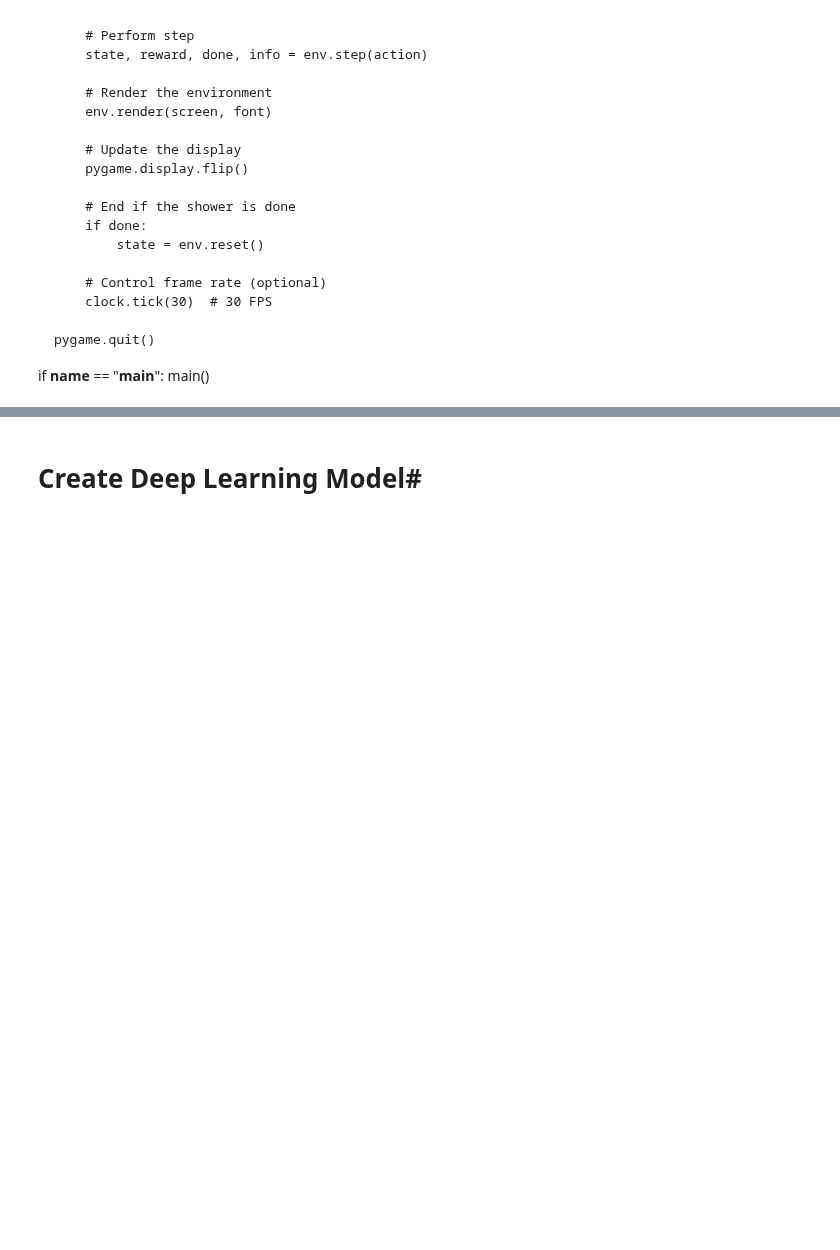
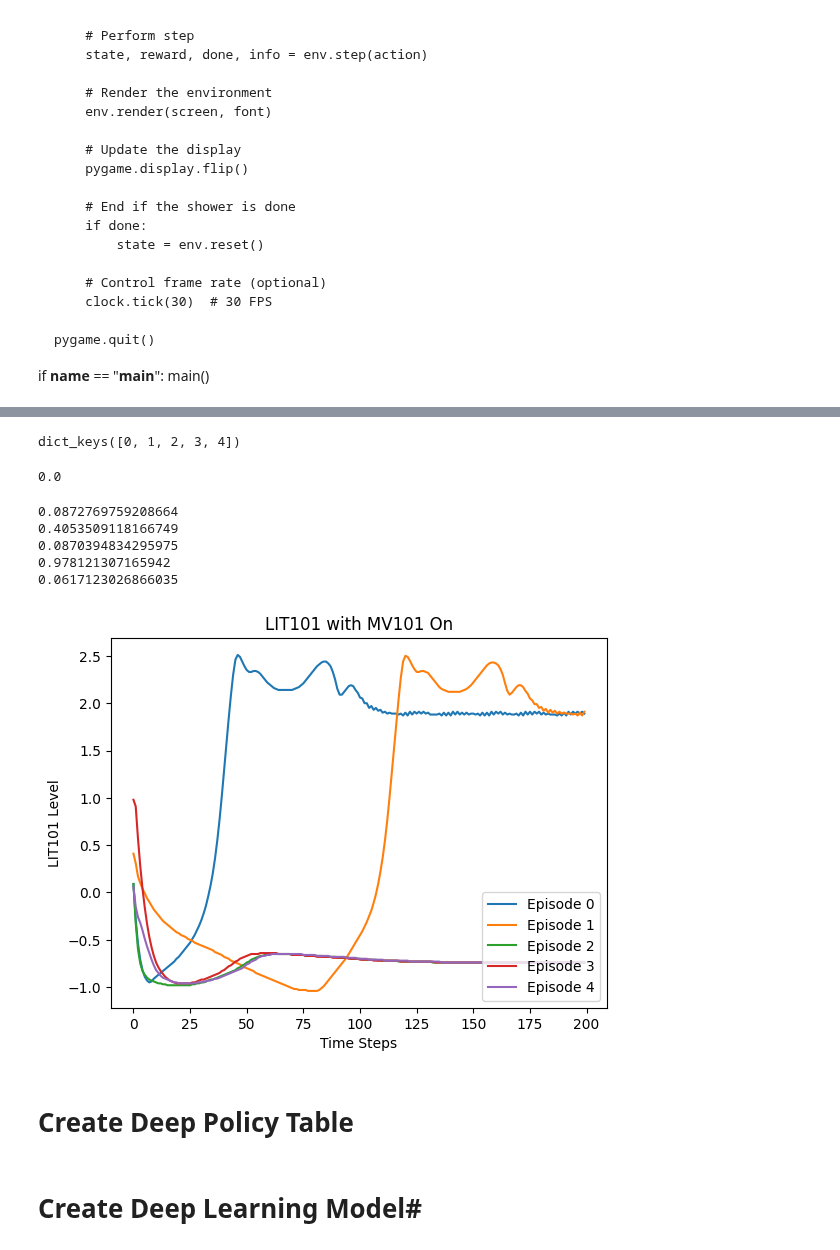
Before and after one commit to lozferatu/MSc-Project, a Jupyter notebook: final_code/lit101_agent.ipynb, the cells around one changed output, grey strips where cells are left out. Saved outputs shown, nothing was run; the diff lists cells and outputs as text; code cells hidden in the pictures; blank space fills up the shorter version.

```diff
--- a/final_code/lit101_agent.ipynb
+++ b/final_code/lit101_agent.ipynb
@@ -118,13 +134,0 @@ prediction = swat_lstm.predict(reshaped_input)
-# %%
-def update_state(state_history, action_input):
-    # add action to previous states
-    model_input = np.concatenate((state_history[:, 1:, :], action_input[:, np.newaxis, :]), axis=1)
-    # predict
-    new_state = swat_lstm.predict(model_input)
-    return new_state, model_input
-# %%
-new_state, model_input = update_state(reshaped_input, prediction)
-new_state.shape
-
-#new_state[0]=10
-#new_state
@@ -398,0 +572,2 @@ Episode:10 Score:3.5800594425201417
+# %%
+values_dict, input_windows = run_random_trials(data_array, model_window, SwatEnv,200, 5)
@@ -399,3 +596,40 @@ Episode:10 Score:3.5800594425201417
+# %%
+input_windows.keys()
+# %% [output]
+dict_keys([0, 1, 2, 3, 4])
+# %%
+trial_window = input_windows[0]
+
+trial_window[0,-1,36]
+# %% [output]
+0.0
+# %%
+# final value for lit
+for key,window in input_windows.items():
+    print(window[0,-1,:][component_pos['LIT101']])
+# %% [output]
+0.0872769759208664
+0.4053509118166749
+0.0870394834295975
+0.978121307165942
+0.0617123026866035
+# %%
+for key, value in values_dict.items():
+
+    #for item in value:
+    plt.plot(value, label=f'Episode {key}')
+
+plt.xlabel('Time Steps')
+plt.ylabel('LIT101 Level')
+plt.title('LIT101 with MV101 On')
+plt.legend(loc='lower right')
+plt.savefig('/home/loz/Documents/GitHub/MSc-Project/Write_Up/Charts/MV101_held_high.jpeg')
+#plt.savefig('/home/loz/Documents/GitHub/MSc-Project/Write_Up/Charts/LIT101_no_actions.jpeg')
+plt.show()
+# %% [output]
+[figure, added]
+# %% [markdown]
+# Create Deep Policy Table
 # %% [markdown]
 # Create Deep Learning Model#
 # %%
```
Also changed, not shown: parts of 43 cells of this notebook, 3 other files.
